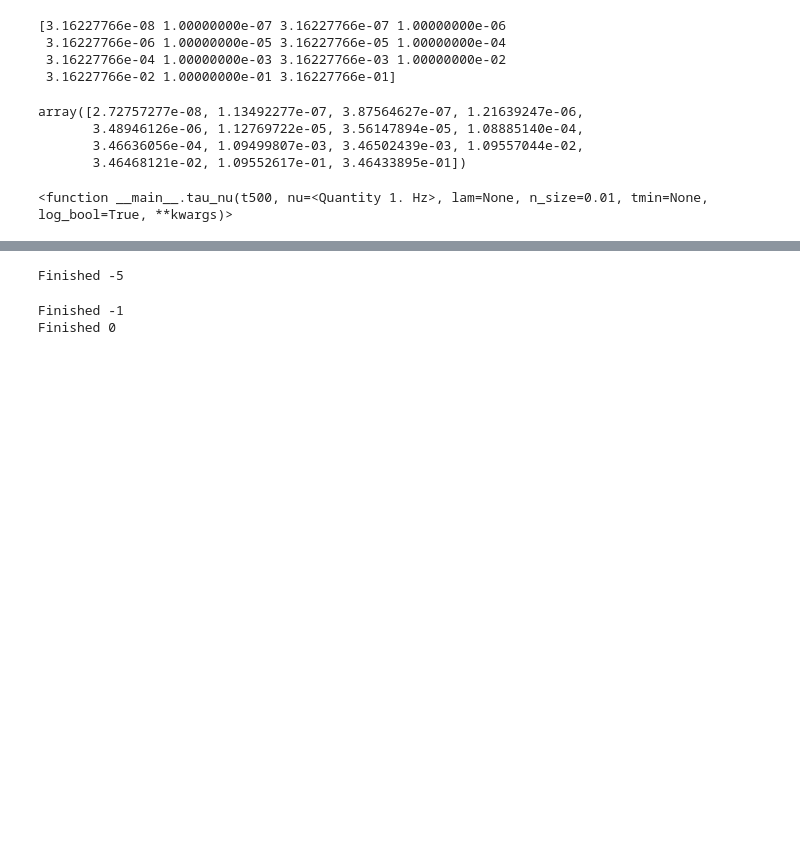
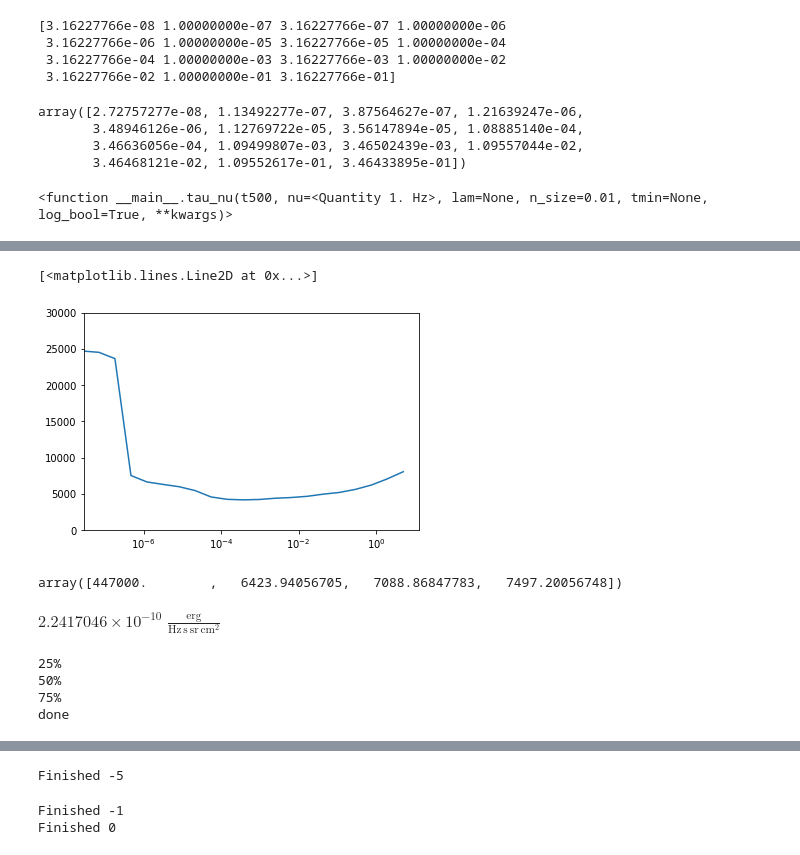
Before and after one commit to kyleneumann/Astro530, a Jupyter notebook: hw11.ipynb, the cells around one changed output, grey strips where cells are left out. Cells and saved outputs as stored; diff of their text form; code cells hidden in the pictures; blank space fills up the shorter version.

```diff
--- a/hw11.ipynb
+++ b/hw11.ipynb
@@ -462,0 +446,16 @@ def emergent_flux_tau(wavelength = 5000*u.AA,tmax = 100, n_size = 1e-1,):
+# %%
+t_test = np.geomspace(7e-8,5,20)
+t_test = np.insert(t_test,0,0)
+T_arr = t500_parameters(t_test)["T"].to_numpy()
+
+plt.xscale("log")
+plt.ylim([0,3e4])
+
+plt.plot(t_test,T_arr)
+# %% [output]
+[<matplotlib.lines.Line2D at 0x...>]
+[figure, added]
+# %%
+t500_parameters([0,1,2,3])["T"].to_numpy()
+# %% [output]
+array([447000.        ,   6423.94056705,   7088.86847783,   7497.20056748])
@@ -462,0 +464,4 @@ def emergent_flux_tau(wavelength = 5000*u.AA,tmax = 100, n_size = 1e-1,):
+# %%
+Planck(nu=1)
+# %% [output]
+$2.2417046 \times 10^{-10} \; \mathrm{\frac{erg}{Hz\,s\,sr\,cm^{2}}}$
@@ -462,0 +553,8 @@ def emergent_flux_tau(wavelength = 5000*u.AA,tmax = 100, n_size = 1e-1,):
+# %%
+wavel_arr = np.linspace(5860,5930,100)*u.AA
+F = emergent_flux_tau(wavelength=wavel_arr)
+# %% [output]
+25%
+50%
+75%
+done
```
Also changed, not shown: parts of 8 cells of this notebook, 3 other files.
